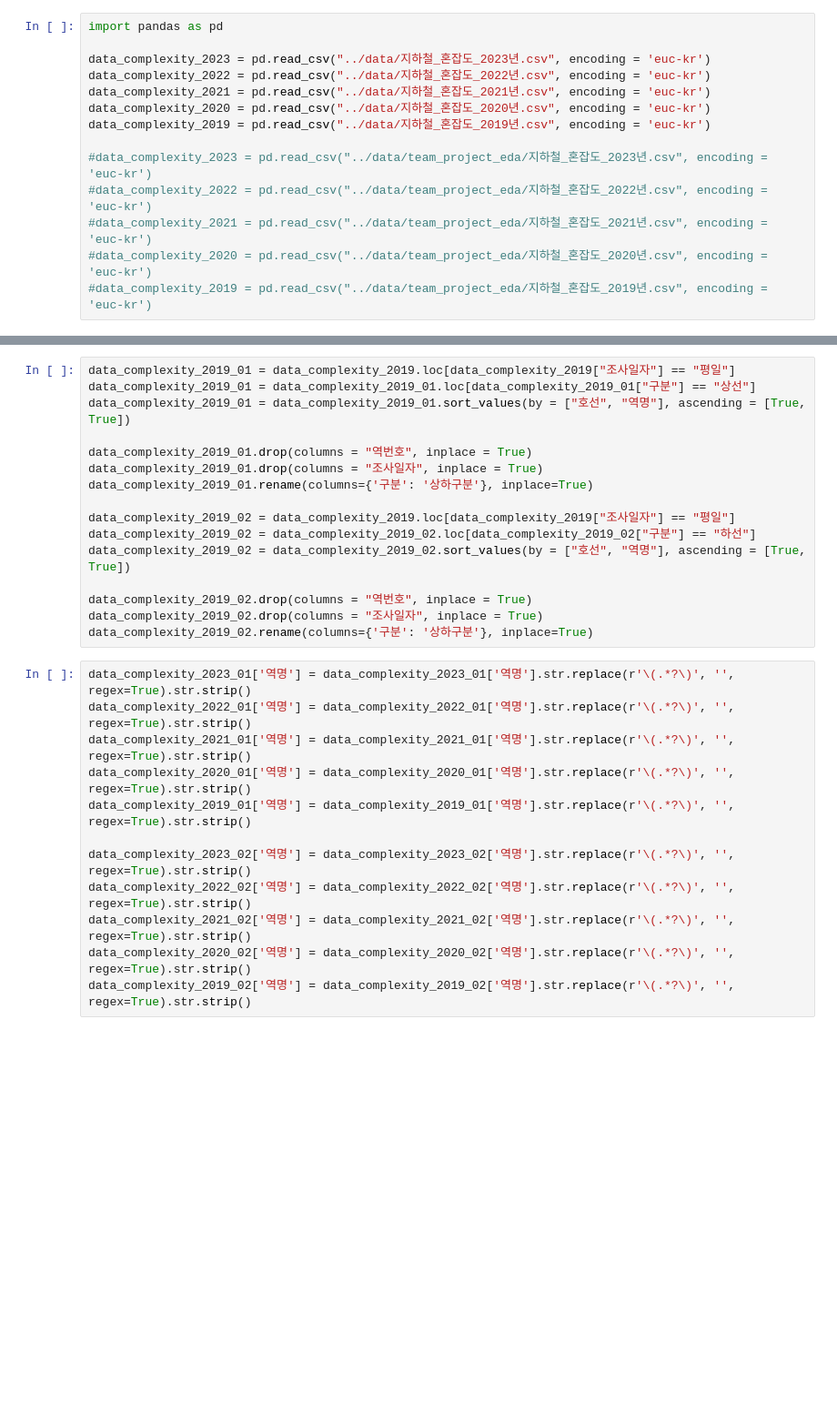
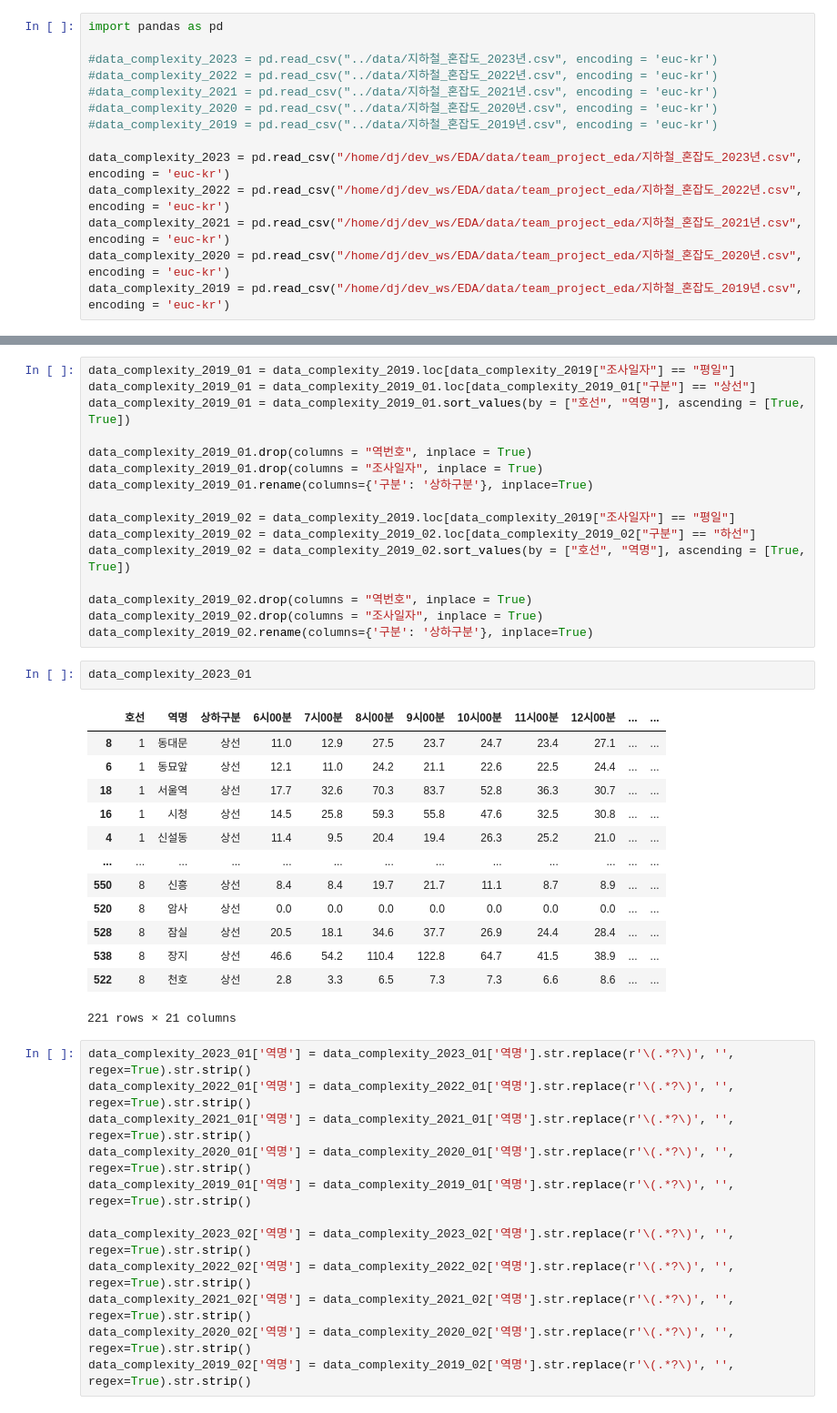
Before and after one commit to addinedu-ros-10th/eda-repo-2, a Jupyter notebook: src/subway_complexity.ipynb, the cells around one changed output, grey strips where cells are left out. Shown at 91% size. Cells and saved outputs as stored; diff of their text form; blank space fills up the shorter version.

```diff
--- a/src/subway_complexity.ipynb
+++ b/src/subway_complexity.ipynb
@@ -1,17 +1,17 @@
 # %%
 import pandas as pd
 
-data_complexity_2023 = pd.read_csv("../data/지하철_혼잡도_2023년.csv", encoding = 'euc-kr')
-data_complexity_2022 = pd.read_csv("../data/지하철_혼잡도_2022년.csv", encoding = 'euc-kr')
-data_complexity_2021 = pd.read_csv("../data/지하철_혼잡도_2021년.csv", encoding = 'euc-kr')
-data_complexity_2020 = pd.read_csv("../data/지하철_혼잡도_2020년.csv", encoding = 'euc-kr')
-data_complexity_2019 = pd.read_csv("../data/지하철_혼잡도_2019년.csv", encoding = 'euc-kr')
+#data_complexity_2023 = pd.read_csv("../data/지하철_혼잡도_2023년.csv", encoding = 'euc-kr')
+#data_complexity_2022 = pd.read_csv("../data/지하철_혼잡도_2022년.csv", encoding = 'euc-kr')
+#data_complexity_2021 = pd.read_csv("../data/지하철_혼잡도_2021년.csv", encoding = 'euc-kr')
+#data_complexity_2020 = pd.read_csv("../data/지하철_혼잡도_2020년.csv", encoding = 'euc-kr')
+#data_complexity_2019 = pd.read_csv("../data/지하철_혼잡도_2019년.csv", encoding = 'euc-kr')
 
-#data_complexity_2023 = pd.read_csv("../data/team_project_eda/지하철_혼잡도_2023년.csv", encoding = 'euc-kr')
-#data_complexity_2022 = pd.read_csv("../data/team_project_eda/지하철_혼잡도_2022년.csv", encoding = 'euc-kr')
-#data_complexity_2021 = pd.read_csv("../data/team_project_eda/지하철_혼잡도_2021년.csv", encoding = 'euc-kr')
-#data_complexity_2020 = pd.read_csv("../data/team_project_eda/지하철_혼잡도_2020년.csv", encoding = 'euc-kr')
-#data_complexity_2019 = pd.read_csv("../data/team_project_eda/지하철_혼잡도_2019년.csv", encoding = 'euc-kr')
+data_complexity_2023 = pd.read_csv("/home/dj/dev_ws/EDA/data/team_project_eda/지하철_혼잡도_2023년.csv", encoding = 'euc-kr')
+data_complexity_2022 = pd.read_csv("/home/dj/dev_ws/EDA/data/team_project_eda/지하철_혼잡도_2022년.csv", encoding = 'euc-kr')
+data_complexity_2021 = pd.read_csv("/home/dj/dev_ws/EDA/data/team_project_eda/지하철_혼잡도_2021년.csv", encoding = 'euc-kr')
+data_complexity_2020 = pd.read_csv("/home/dj/dev_ws/EDA/data/team_project_eda/지하철_혼잡도_2020년.csv", encoding = 'euc-kr')
+data_complexity_2019 = pd.read_csv("/home/dj/dev_ws/EDA/data/team_project_eda/지하철_혼잡도_2019년.csv", encoding = 'euc-kr')
 # %%
 data_complexity_2023["6시00분"] = data_complexity_2023[["5시30분", "6시00분"]].max(axis=1)
 data_complexity_2023["7시00분"] = data_complexity_2023[["6시30분", "7시00분"]].max(axis=1)
@@ -301,6 +301,22 @@ data_complexity_2019_02 = data_complexity_2019_02.sort_values(by = ["호선", "
 data_complexity_2019_02.drop(columns = "역번호", inplace = True)
 data_complexity_2019_02.drop(columns = "조사일자", inplace = True)
 data_complexity_2019_02.rename(columns={'구분': '상하구분'}, inplace=True)
+# %%
+data_complexity_2023_01
+# %% [output]
+|  | 호선 | 역명 | 상하구분 | 6시00분 | 7시00분 | 8시00분 | 9시00분 | 10시00분 | 11시00분 | 12시00분 | ... | ... |
+| 8 | 1 | 동대문 | 상선 | 11.0 | 12.9 | 27.5 | 23.7 | 24.7 | 23.4 | 27.1 | ... | ... |
+| 6 | 1 | 동묘앞 | 상선 | 12.1 | 11.0 | 24.2 | 21.1 | 22.6 | 22.5 | 24.4 | ... | ... |
+| 18 | 1 | 서울역 | 상선 | 17.7 | 32.6 | 70.3 | 83.7 | 52.8 | 36.3 | 30.7 | ... | ... |
+| 16 | 1 | 시청 | 상선 | 14.5 | 25.8 | 59.3 | 55.8 | 47.6 | 32.5 | 30.8 | ... | ... |
+| 4 | 1 | 신설동 | 상선 | 11.4 | 9.5 | 20.4 | 19.4 | 26.3 | 25.2 | 21.0 | ... | ... |
+| ... | ... | ... | ... | ... | ... | ... | ... | ... | ... | ... | ... | ... |
+| 550 | 8 | 신흥 | 상선 | 8.4 | 8.4 | 19.7 | 21.7 | 11.1 | 8.7 | 8.9 | ... | ... |
+| 520 | 8 | 암사 | 상선 | 0.0 | 0.0 | 0.0 | 0.0 | 0.0 | 0.0 | 0.0 | ... | ... |
+| 528 | 8 | 잠실 | 상선 | 20.5 | 18.1 | 34.6 | 37.7 | 26.9 | 24.4 | 28.4 | ... | ... |
+| 538 | 8 | 장지 | 상선 | 46.6 | 54.2 | 110.4 | 122.8 | 64.7 | 41.5 | 38.9 | ... | ... |
+| 522 | 8 | 천호 | 상선 | 2.8 | 3.3 | 6.5 | 7.3 | 7.3 | 6.6 | 8.6 | ... | ... |
+221 rows × 21 columns
 # %%
 data_complexity_2023_01['역명'] = data_complexity_2023_01['역명'].str.replace(r'\(.*?\)', '', regex=True).str.strip()
 data_complexity_2022_01['역명'] = data_complexity_2022_01['역명'].str.replace(r'\(.*?\)', '', regex=True).str.strip()
```
Also changed, not shown: parts of 2 cells of this notebook.
